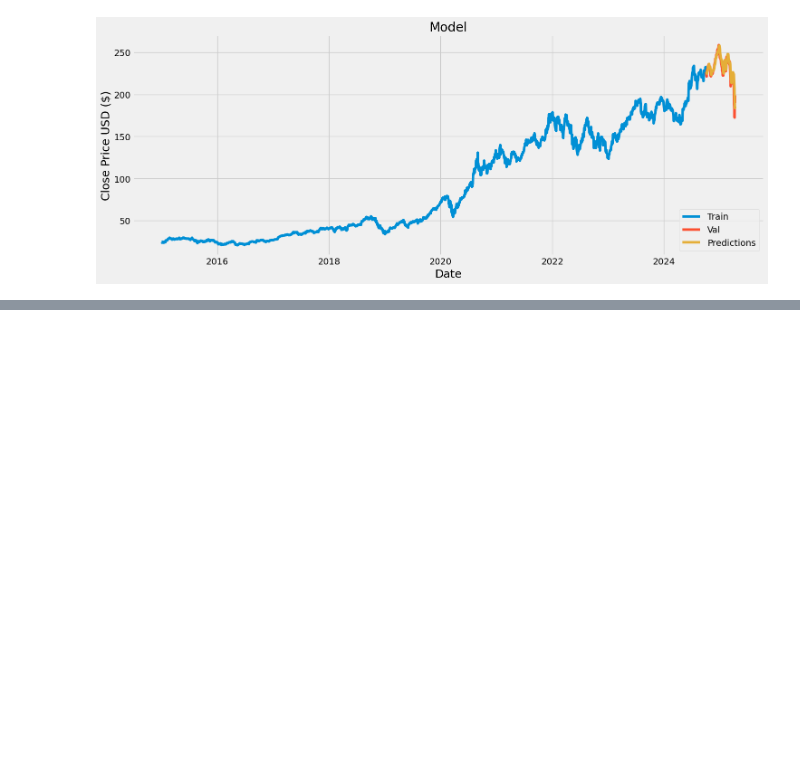
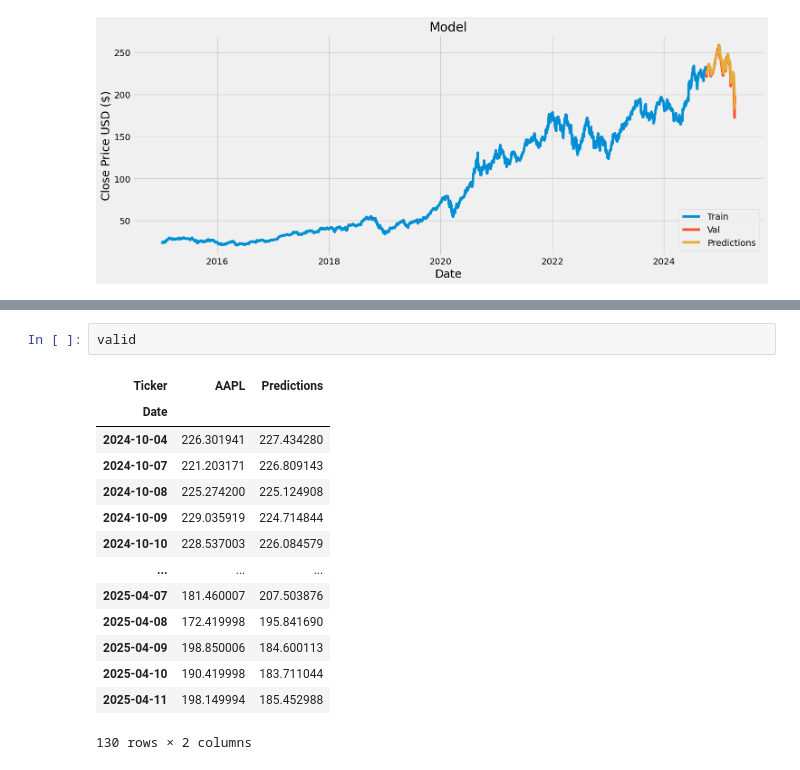
Before and after one commit to JustAthar19/Companies-Stock-Price-Forecasting, a Jupyter notebook: debug.ipynb, the cells around one changed output, grey strips where cells are left out. Saved outputs shown, nothing was run; the diff lists cells and outputs as text; blank space fills up the shorter version.

```diff
--- a/debug.ipynb
+++ b/debug.ipynb
@@ -172,0 +187,17 @@ Name: Predictions, Length: 130, dtype: float32
+# %%
+valid
+# %% [output]
+| Ticker | AAPL | Predictions |
+| Date |  |  |
+| 2024-10-04 | 226.301941 | 227.434280 |
+| 2024-10-07 | 221.203171 | 226.809143 |
+| 2024-10-08 | 225.274200 | 225.124908 |
+| 2024-10-09 | 229.035919 | 224.714844 |
+| 2024-10-10 | 228.537003 | 226.084579 |
+| ... | ... | ... |
+| 2025-04-07 | 181.460007 | 207.503876 |
+| 2025-04-08 | 172.419998 | 195.841690 |
+| 2025-04-09 | 198.850006 | 184.600113 |
+| 2025-04-10 | 190.419998 | 183.711044 |
+| 2025-04-11 | 198.149994 | 185.452988 |
+130 rows × 2 columns
```
Also changed, not shown: parts of 5 cells of this notebook, 1 other file.
